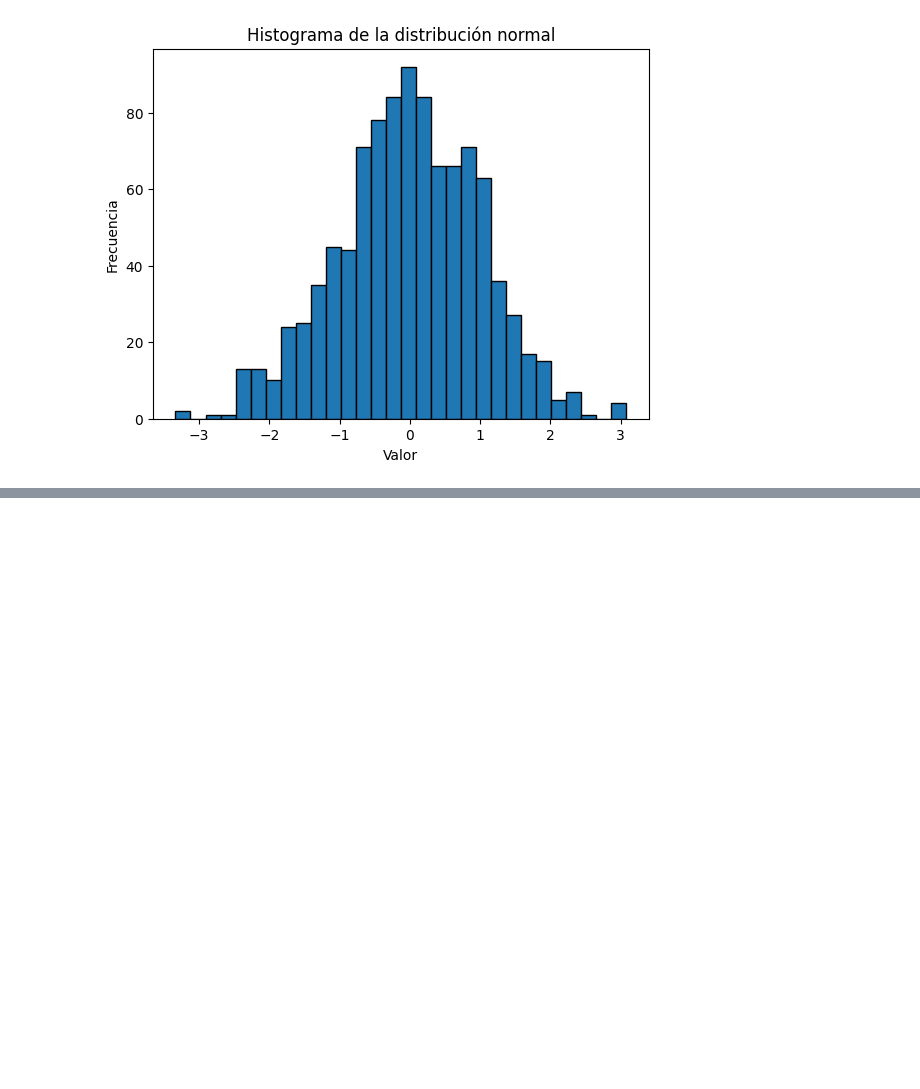
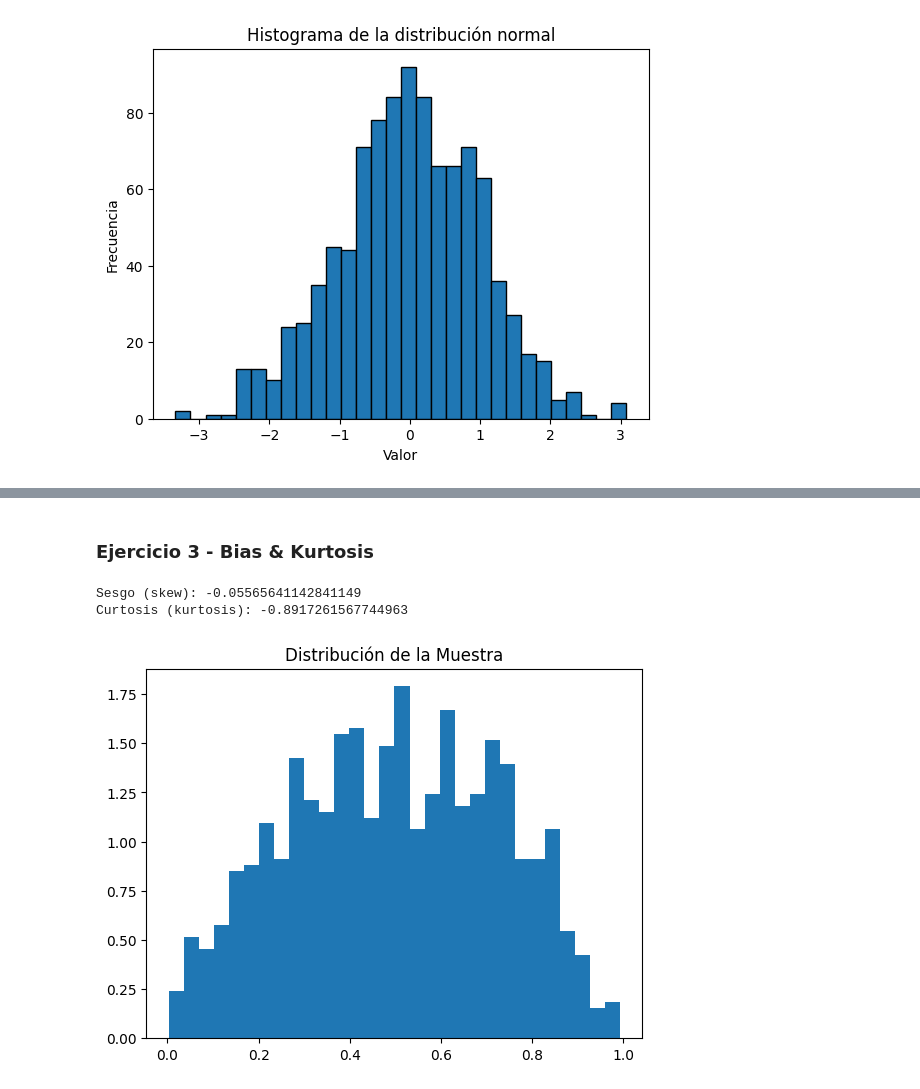
Before and after one commit to EstebanAG1005/Lab1-ModSim, a Jupyter notebook: main.ipynb, the cells around one changed output, grey strips where cells are left out. Drawn from its saved outputs; the diff is of its cells as text; code cells hidden in the pictures; blank space fills up the shorter version.

```diff
--- a/main.ipynb
+++ b/main.ipynb
@@ -40,0 +80,26 @@ Asímetría: Para una distribución normal, la asimetría es 0, por lo que el va
+# %% [markdown]
+### Ejercicio 3 - Bias & Kurtosis
+# %%
+import numpy as np
+import matplotlib.pyplot as plt
+from scipy.stats import beta, skew, kurtosis
+
+# Genere una muestra aleatoria de 1000 puntos de datos a partir de una distribución beta con parámetros de forma (2, 2).
+shape_params = (2, 2)
+sample = beta.rvs(*shape_params, size=1000)
+
+# Calcule e imprima el sesgo y la curtosis de la muestra.
+sample_skew = skew(sample)
+sample_kurtosis = kurtosis(sample)
+
+print(f'Sesgo (skew): {sample_skew}')
+print(f'Curtosis (kurtosis): {sample_kurtosis}')
+
+# Graficar la distribución de la muestra
+plt.hist(sample, bins=30, density=True)
+plt.title('Distribución de la Muestra')
+plt.show()
+# %% [output]
+Sesgo (skew): -0.05565641142841149
+Curtosis (kurtosis): -0.8917261567744963
+[figure, added]
```
Also changed, not shown: parts of 6 cells of this notebook.
